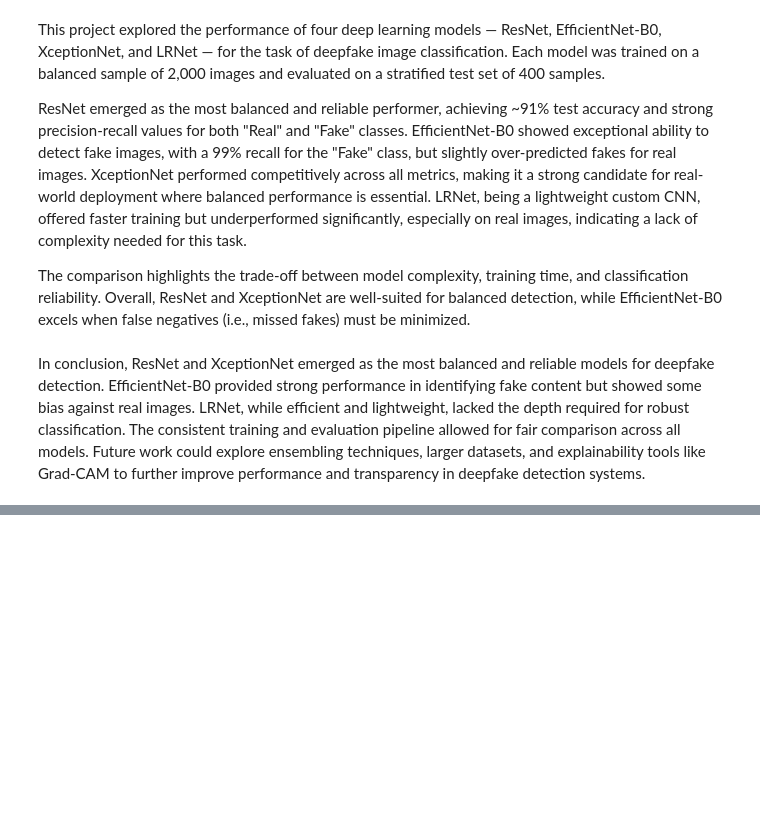
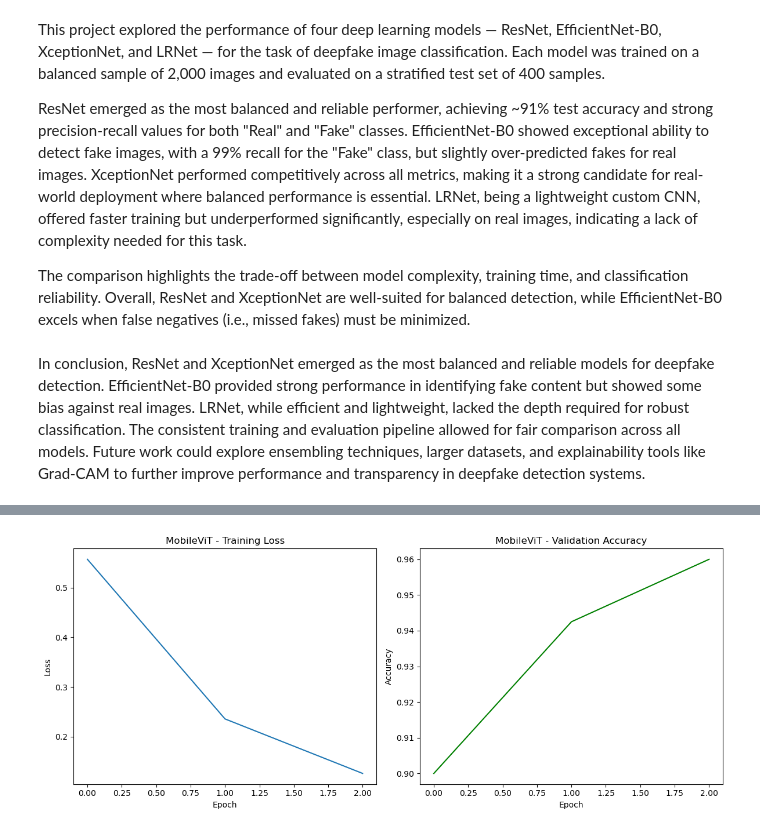
Before and after one commit to HarshithReddy-Audipudi/deep-fake-detection-IML, a Jupyter notebook: notebooks/deepfake_training.ipynb, the cells around one changed output, grey strips where cells are left out. Saved outputs shown, nothing was run; the diff lists cells and outputs as text; code cells hidden in the pictures; blank space fills up the shorter version.

Commit message:
visualizations are added

```diff
--- a/notebooks/deepfake_training.ipynb
+++ b/notebooks/deepfake_training.ipynb
@@ -718,0 +780,19 @@ In conclusion, ResNet and XceptionNet emerged as the most balanced and reliable
+# %%
+plt.figure(figsize=(12, 5))
+
+plt.subplot(1, 2, 1)
+plt.plot(train_losses, label='Training Loss')
+plt.title("MobileViT - Training Loss")
+plt.xlabel("Epoch")
+plt.ylabel("Loss")
+
+plt.subplot(1, 2, 2)
+plt.plot(val_accuracies, label='Validation Accuracy', color='green')
+plt.title("MobileViT - Validation Accuracy")
+plt.xlabel("Epoch")
+plt.ylabel("Accuracy")
+
+plt.tight_layout()
+plt.show()
+# %% [output]
+[figure, added]
```
Also changed, not shown: parts of 26 cells of this notebook, 2 other files.
